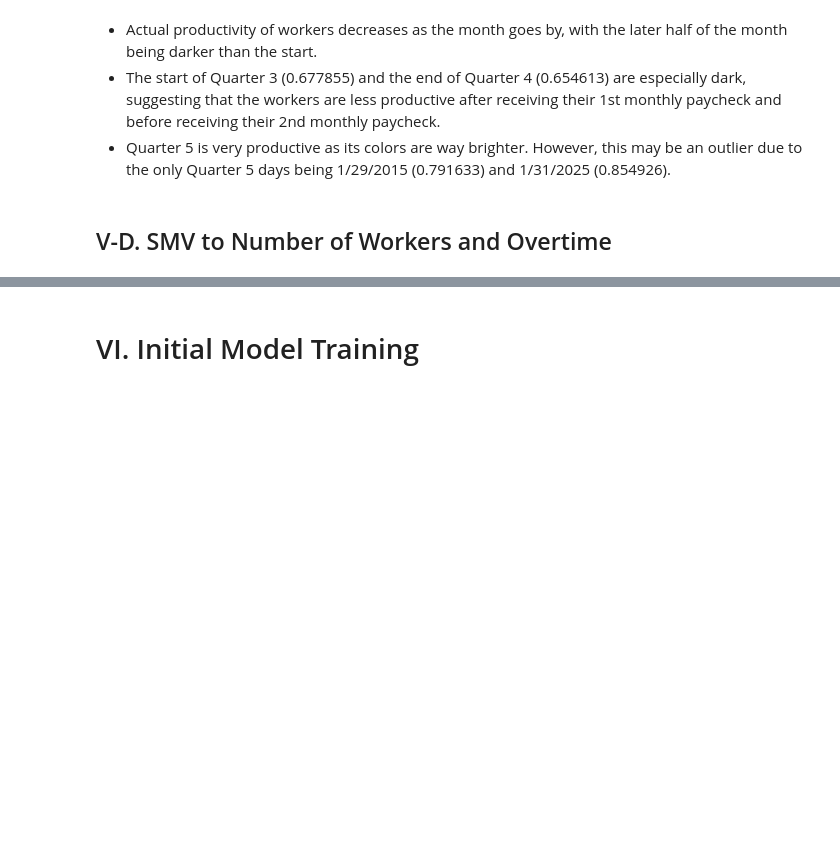
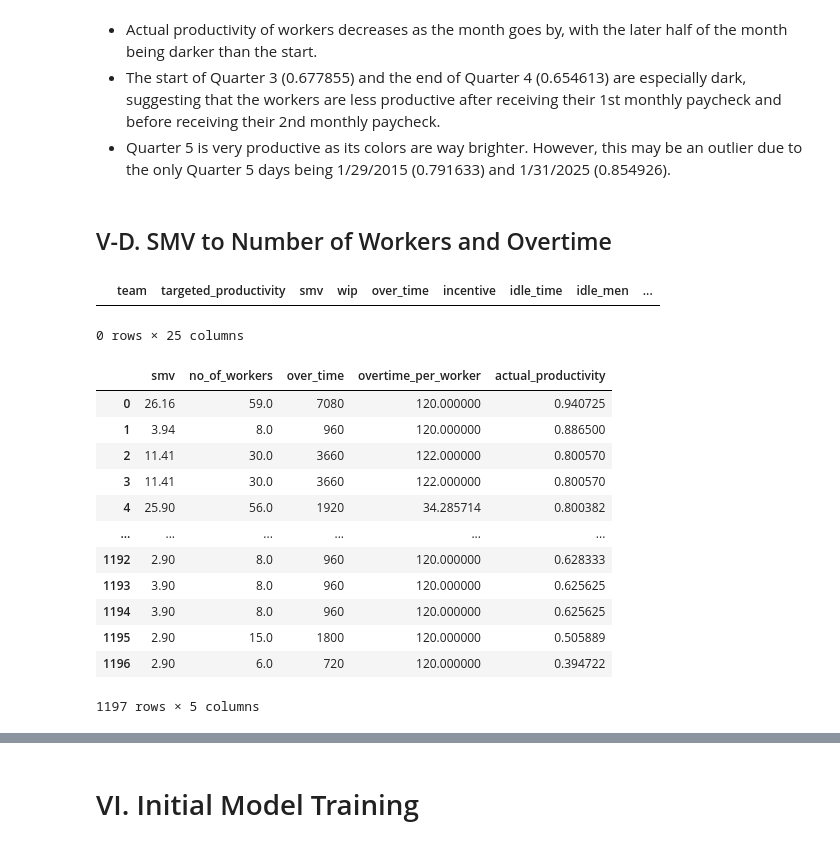
Before and after one commit to TeanConcio/CCPROG1-MP, a Jupyter notebook: machine_project_notebook.ipynb, the cells around one changed output, grey strips where cells are left out. Cells and saved outputs as stored; diff of their text form; code cells hidden in the pictures; blank space fills up the shorter version.

```diff
--- a/machine_project_notebook.ipynb
+++ b/machine_project_notebook.ipynb
@@ -598,4 +598,11 @@ plt.show()
 - Quarter 5 is very productive as its colors are way brighter. However, this may be an outlier due to the only Quarter 5 days being 1/29/2015 (0.791633) and 1/31/2025 (0.854926).
 # %% [markdown]
 ## V-D. SMV to Number of Workers and Overtime
+# %%
+test_df = df[(df["smv"] == 0)]
+
+test_df
+# %% [output]
+|  | team | targeted_productivity | smv | wip | over_time | incentive | idle_time | idle_men | ... |
+0 rows × 25 columns
 # %%
@@ -602,0 +610,18 @@ smv_nw_overtime_df = df[['smv', 'no_of_workers', 'over_time']]
+# %%
+smv_nw_overtime_df = smv_nw_overtime_df.copy()
+
+smv_nw_overtime_df
+# %% [output]
+|  | smv | no_of_workers | over_time | overtime_per_worker | actual_productivity |
+| 0 | 26.16 | 59.0 | 7080 | 120.000000 | 0.940725 |
+| 1 | 3.94 | 8.0 | 960 | 120.000000 | 0.886500 |
+| 2 | 11.41 | 30.0 | 3660 | 122.000000 | 0.800570 |
+| 3 | 11.41 | 30.0 | 3660 | 122.000000 | 0.800570 |
+| 4 | 25.90 | 56.0 | 1920 | 34.285714 | 0.800382 |
+| ... | ... | ... | ... | ... | ... |
+| 1192 | 2.90 | 8.0 | 960 | 120.000000 | 0.628333 |
+| 1193 | 3.90 | 8.0 | 960 | 120.000000 | 0.625625 |
+| 1194 | 3.90 | 8.0 | 960 | 120.000000 | 0.625625 |
+| 1195 | 2.90 | 15.0 | 1800 | 120.000000 | 0.505889 |
+| 1196 | 2.90 | 6.0 | 720 | 120.000000 | 0.394722 |
+1197 rows × 5 columns
```
Also changed, not shown: parts of 8 cells of this notebook.
